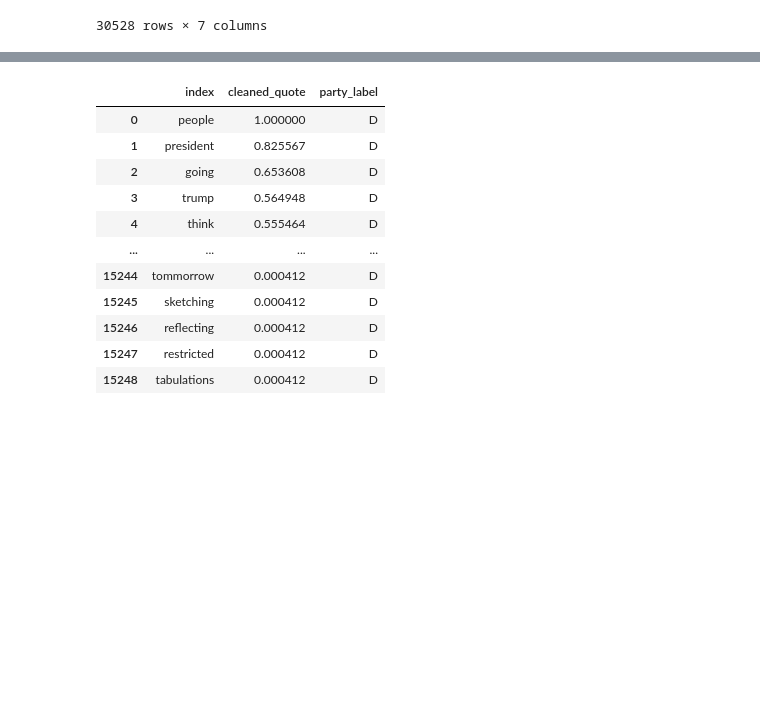
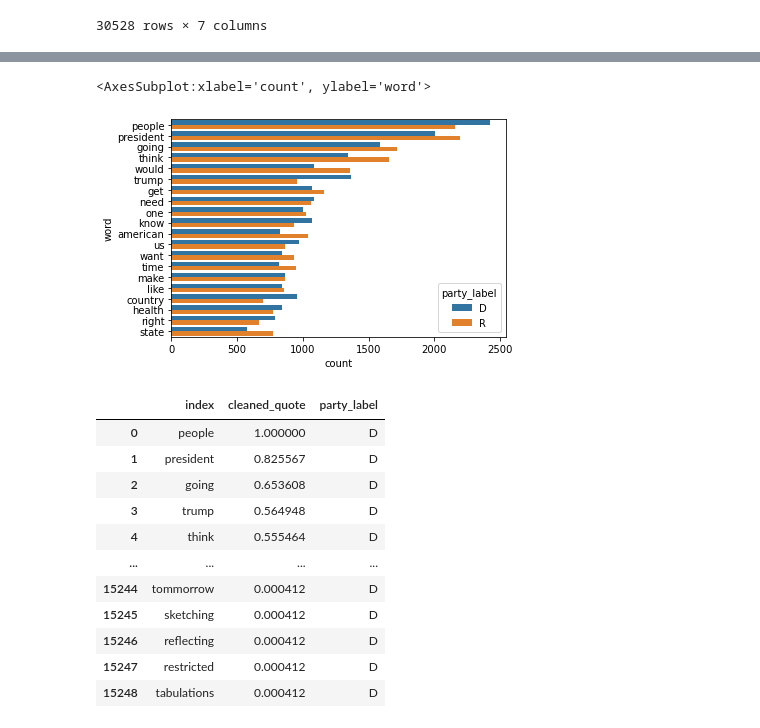
Before and after one commit to epfl-ada/ada-2021-project-mmng, a Jupyter notebook: michael_scrap2.ipynb, the cells around one changed output, grey strips where cells are left out. Saved outputs shown, nothing was run; the diff lists cells and outputs as text; code cells hidden in the pictures; blank space fills up the shorter version.

```diff
--- a/michael_scrap2.ipynb
+++ b/michael_scrap2.ipynb
@@ -131,0 +147,4 @@ df.head()
+# %%
+words_split = temp.copy()
+words_split['clean_quote']=temp['clean_quote'].map(lambda x: x.split(" "))
+words_split
@@ -131,0 +165,4 @@ df.head()
+# %%
+words=words_split.explode(column='clean_quote')
+words.rename(columns={'clean_quote':'word'},inplace=True)
+words
@@ -131,0 +183,3 @@ df.head()
+# %%
+common_words=words['word'].value_counts().head(20)
+common_words
@@ -131,0 +204,4 @@ df.head()
+# %%
+common_words_list = common_words.index.to_list()
+only_common_words = words[words['word'].map(lambda x: x in common_words_list)]
+only_common_words
@@ -132,3 +242,8 @@ df.head()
+# %%
+sns.countplot(data=only_common_words, y='word', hue='party_label', order=only_common_words['word'].value_counts().index)
+# %% [output]
+<AxesSubplot:xlabel='count', ylabel='word'>
+[figure, added]
 # %%
 dems = df[df['party_label'] == 'D']
 reps = df[df['party_label'] == 'R']
```
Also changed, not shown: parts of 14 cells of this notebook, 1 other file.
